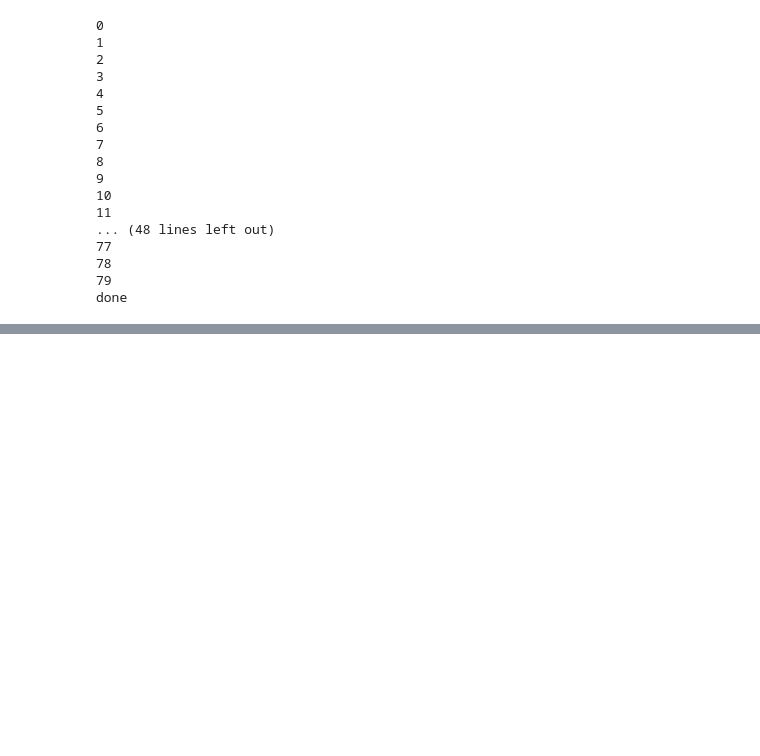
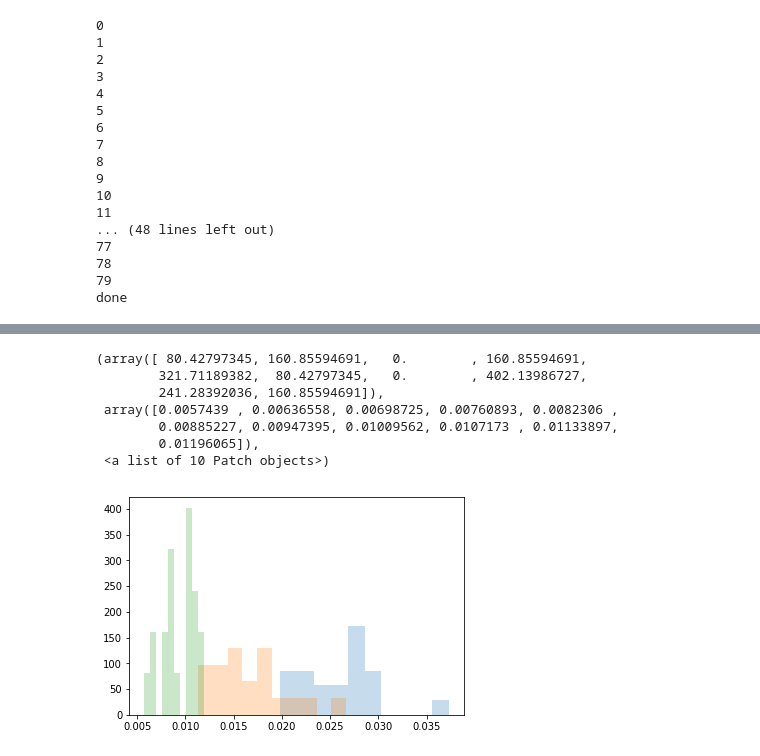
Before and after one commit to BonsaiNet/Actual-Tree, a Jupyter notebook: branchFeatures.ipynb, the cells around one changed output, grey strips where cells are left out. Cells and saved outputs as stored; diff of their text form; code cells hidden in the pictures; blank space fills up the shorter version.

```diff
--- a/branchFeatures.ipynb
+++ b/branchFeatures.ipynb
@@ -33,14 +31,13 @@ def splitBranches(tree) :
     numOfBranch = len(branches)
     subsets = [0] * numOfBranch
     for i in range(0,numOfBranch) :
-        pr
         rest_swc = tree.get_rest_of_neuron_after_node(branches[i])
         n = McNeuron.Neuron(rest_swc)
         n.l_measure_features()
         subsets[i] = n.getNeuronVector()
     return subsets
 # %%
-def getBranchMaster(location):
+def getTreeBranchMaster(location):
     ind = np.where(trees['location']==location)[0]
     treeBranchMaster = [0] * len(ind)
     for i in range (0,len(ind)) :
@@ -50,13 +47,13 @@ def getBranchMaster(location):
         print(ind[i])
     return treeBranchMaster
 # %%
-treeBranchMasterG = getBranchMaster('Gabon')
+treeBranchMasterG = getTreeBranchMaster('Gabon')
 print('done')
-treeBranchMasterH = getBranchMaster('Ghana')
+treeBranchMasterH = getTreeBranchMaster('Ghana')
 print('done')
-# treeBranchMasterU = getBranchMaster('UK')
+# treeBranchMasterU = getTreeBranchMaster('UK')
 print('done')
-treeBranchMasterW = getBranchMaster('Wytham Meteoc (UK)')
+treeBranchMasterW = getTreeBranchMaster('Wytham Meteoc (UK)')
 print('done')
 # %% [output]
 0
@@ -76,3 +73,16 @@ print('done')
 78
 79
 done
+# %%
+def getFeature(feature, arr) :
+    featureArray = [0] * len(arr)
+    counter = 0
+    for i in range(0, len(arr)) :
+        x = [0] * len(arr[i])
+        for j in range(0,len(arr[i])) :
+            x[j] = arr[i][j][feature]
+        featureArray[i-counter] = x
+        if(len(x)==0) :
+            featureArray = np.delete(featureArray,i)
+            counter += 1
+    return featureArray
@@ -78,0 +130,26 @@ done
+# %%
+featureG = getFeature(17,treeBranchMasterG)
+featureH = getFeature(17,treeBranchMasterH)
+featureW = getFeature(17,treeBranchMasterW)
+meanG = [0] * len(featureG)
+meanH = [0] * len(featureH)
+meanW = [0] * len(featureW)
+for i in range(0,20):
+    meanG[i] = s.mean(featureG[i])
+    meanH[i] = s.mean(featureH[i])
+    meanW[i] = s.mean(featureW[i])
+plt.hist(meanG,normed=True,bins=10,alpha=0.25)
+# plt.show()
+plt.hist(meanH,normed=True,bins=10,alpha=0.25)
+# plt.show()
+plt.hist(meanW,normed=True,bins=10,alpha=0.25)
+# plt.show()
+# %% [output]
+(array([ 80.42797345, 160.85594691,   0.        , 160.85594691,
+        321.71189382,  80.42797345,   0.        , 402.13986727,
+        241.28392036, 160.85594691]),
+ array([0.0057439 , 0.00636558, 0.00698725, 0.00760893, 0.0082306 ,
+        0.00885227, 0.00947395, 0.01009562, 0.0107173 , 0.01133897,
+        0.01196065]),
+ <a list of 10 Patch objects>)
+[figure, added]
```
Also changed, not shown: parts of 26 cells of this notebook, 2 other files.
